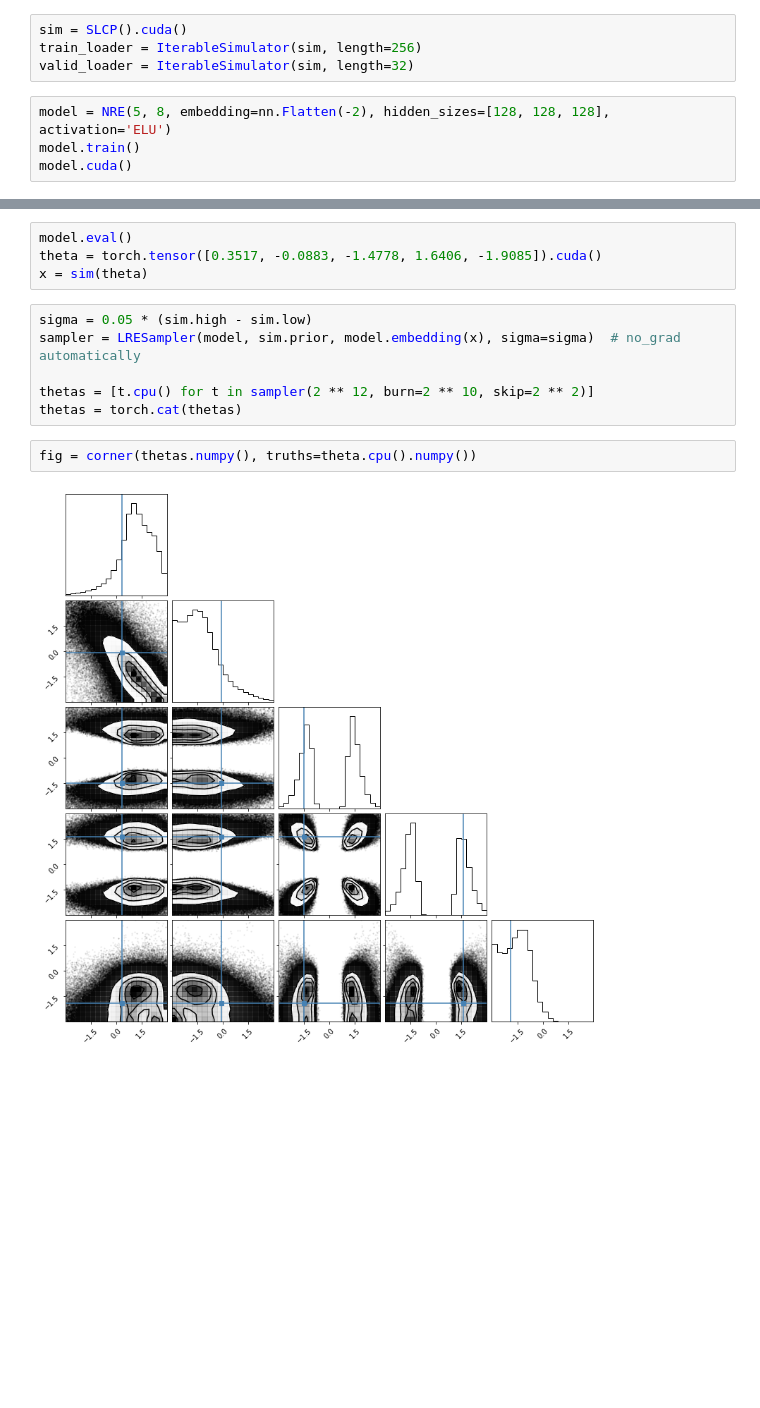
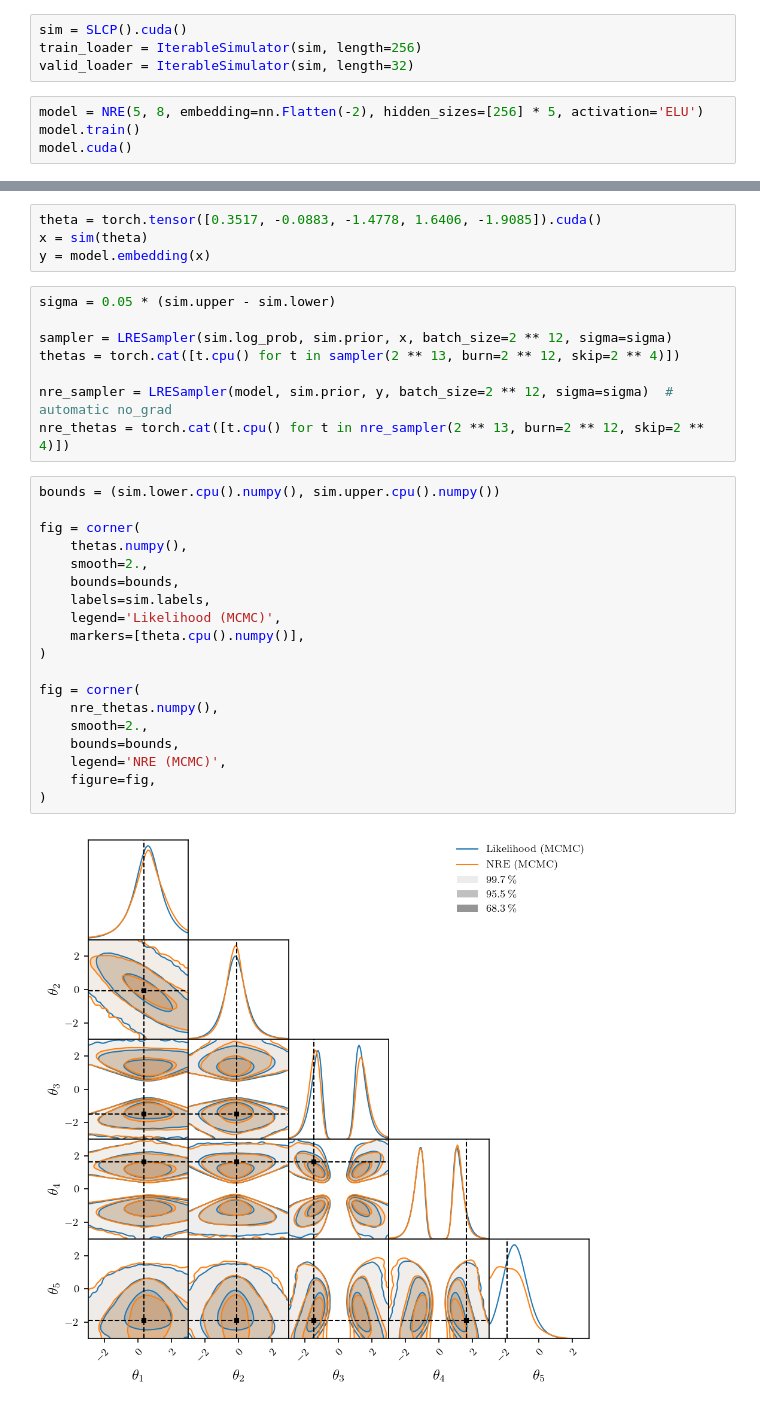
Before and after one commit to probabilists/lampe, a Jupyter notebook: notebooks/slcp-nre.ipynb, the cells around one changed output, grey strips where cells are left out. Saved outputs shown, nothing was run; the diff lists cells and outputs as text; blank space fills up the shorter version.

Commit message:
💄 Custom corner plots

```diff
--- a/notebooks/slcp-nre.ipynb
+++ b/notebooks/slcp-nre.ipynb
@@ -15,7 +23,7 @@ sim = SLCP().cuda()
 train_loader = IterableSimulator(sim, length=256)
 valid_loader = IterableSimulator(sim, length=32)
 # %%
-model = NRE(5, 8, embedding=nn.Flatten(-2), hidden_sizes=[128, 128, 128], activation='ELU')
+model = NRE(5, 8, embedding=nn.Flatten(-2), hidden_sizes=[256] * 5, activation='ELU')
 model.train()
 model.cuda()
 # %% [output]
@@ -43,14 +94,33 @@ for epoch in trainer(64):
 # %%
-model.eval()
 theta = torch.tensor([0.3517, -0.0883, -1.4778, 1.6406, -1.9085]).cuda()
 x = sim(theta)
+y = model.embedding(x)
 # %%
-sigma = 0.05 * (sim.high - sim.low)
-sampler = LRESampler(model, sim.prior, model.embedding(x), sigma=sigma)  # no_grad automatically
+sigma = 0.05 * (sim.upper - sim.lower)
 
-thetas = [t.cpu() for t in sampler(2 ** 12, burn=2 ** 10, skip=2 ** 2)]
-thetas = torch.cat(thetas)
+sampler = LRESampler(sim.log_prob, sim.prior, x, batch_size=2 ** 12, sigma=sigma)
+thetas = torch.cat([t.cpu() for t in sampler(2 ** 13, burn=2 ** 12, skip=2 ** 4)])
+
+nre_sampler = LRESampler(model, sim.prior, y, batch_size=2 ** 12, sigma=sigma)  # automatic no_grad
+nre_thetas = torch.cat([t.cpu() for t in nre_sampler(2 ** 13, burn=2 ** 12, skip=2 ** 4)])
 # %%
-fig = corner(thetas.numpy(), truths=theta.cpu().numpy())
+bounds = (sim.lower.cpu().numpy(), sim.upper.cpu().numpy())
+
+fig = corner(
+    thetas.numpy(),
+    smooth=2.,
+    bounds=bounds,
+    labels=sim.labels,
+    legend='Likelihood (MCMC)',
+    markers=[theta.cpu().numpy()],
+)
+
+fig = corner(
+    nre_thetas.numpy(),
+    smooth=2.,
+    bounds=bounds,
+    legend='NRE (MCMC)',
+    figure=fig,
+)
 # %% [output]
-[figure, old version]
+[figure, new version]
```
Also changed, not shown: parts of 15 cells of this notebook, 8 other files.
